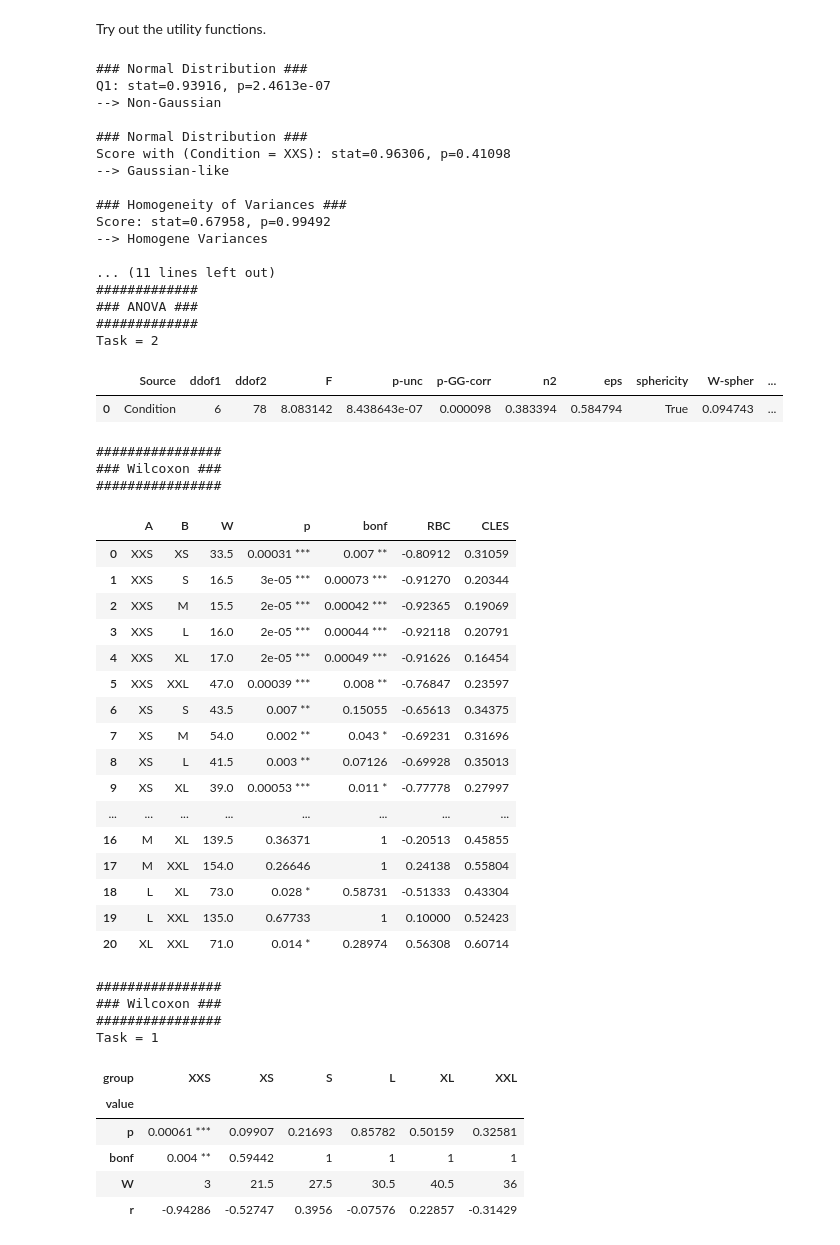
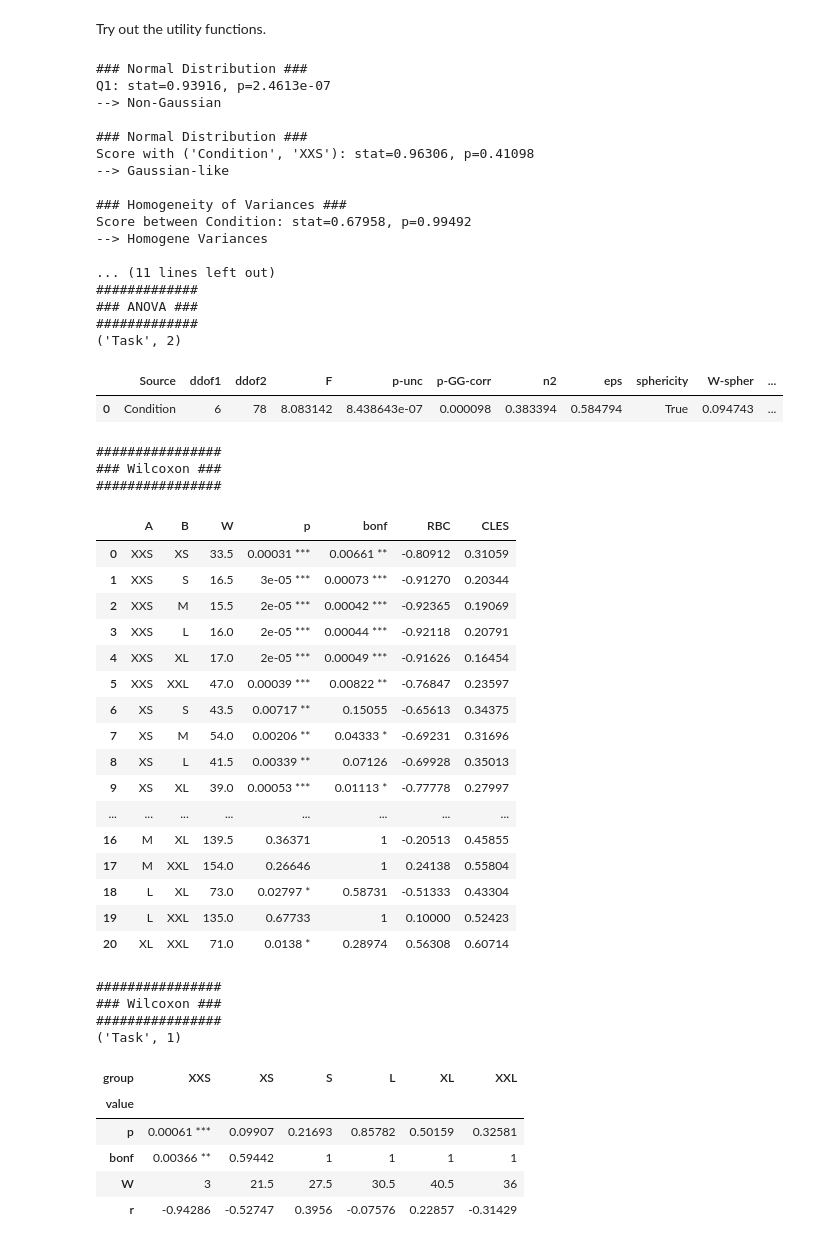
Before and after one commit to MarcRuble/experiment-evaluation, a Jupyter notebook: Evaluation.ipynb, the cells around one changed output. Cells and saved outputs as stored; diff of their text form; code cells hidden in the pictures.

```diff
--- a/Evaluation.ipynb
+++ b/Evaluation.ipynb
@@ -33,6 +33,9 @@ evl = DatasetEvaluation(df)
 
 # add a score column
 evl.add_mean(['Q1', 'Q2', 'Q3', 'Q4'], 'Score')
+
+# print table ordered by score
+#evl.display_sorted('Score', ascending=False)
 
 # check for a normal distribution
 evl.check_normal_distribution('Q1')
@@ -45,67 +48,67 @@ evl.check_homogene_variances('Score', 'Condition')
 evl.check_sphericity('Score', 'Condition', 'Participant')
 
 # perform friedman test
-evl.friedman_test('Score', 'Condition', ('Task', 1))
+evl.friedman_test('Score', 'Condition', condition=('Task', 1))
 
 # perform anova test
 evl.anova_test('Score', 'Condition', 'Participant', condition=('Task', 2))
 
 # perform wilcoxon post-hoc
 evl.save_order('Condition', ['XXS', 'XS', 'S', 'M', 'L', 'XL', 'XXL'])
 evl.wilcoxon_test('Score', 'Condition')
 evl.wilcoxon_test('Score', 'Condition', condition=('Task', 1), baseline='M')
 
 # perform paired t-test as post-hoc
 evl.paired_t_test('Score', 'Condition', 'Participant')
 evl.paired_t_test('Score', 'Condition', 'Participant', condition=('Task', 1), baseline='M')
 # %% [output]
 ### Normal Distribution ###
 Q1: stat=0.93916, p=2.4613e-07
 --> Non-Gaussian
 
 ### Normal Distribution ###
-Score with (Condition = XXS): stat=0.96306, p=0.41098
+Score with ('Condition', 'XXS'): stat=0.96306, p=0.41098
 --> Gaussian-like
 
 ### Homogeneity of Variances ###
-Score: stat=0.67958, p=0.99492
+Score between Condition: stat=0.67958, p=0.99492
 --> Homogene Variances
 
 ... (11 lines left out)
 #############
 ### ANOVA ###
 #############
-Task = 2
+('Task', 2)
 |  | Source | ddof1 | ddof2 | F | p-unc | p-GG-corr | n2 | eps | sphericity | W-spher | ... |
 | 0 | Condition | 6 | 78 | 8.083142 | 8.438643e-07 | 0.000098 | 0.383394 | 0.584794 | True | 0.094743 | ... |
 ################
 ### Wilcoxon ###
 ################
 |  | A | B | W | p | bonf | RBC | CLES |
-| 0 | XXS | XS | 33.5 | 0.00031 *** | 0.007 ** | -0.80912 | 0.31059 |
+| 0 | XXS | XS | 33.5 | 0.00031 *** | 0.00661 ** | -0.80912 | 0.31059 |
 | 1 | XXS | S | 16.5 | 3e-05 *** | 0.00073 *** | -0.91270 | 0.20344 |
 | 2 | XXS | M | 15.5 | 2e-05 *** | 0.00042 *** | -0.92365 | 0.19069 |
 | 3 | XXS | L | 16.0 | 2e-05 *** | 0.00044 *** | -0.92118 | 0.20791 |
 | 4 | XXS | XL | 17.0 | 2e-05 *** | 0.00049 *** | -0.91626 | 0.16454 |
-| 5 | XXS | XXL | 47.0 | 0.00039 *** | 0.008 ** | -0.76847 | 0.23597 |
-| 6 | XS | S | 43.5 | 0.007 ** | 0.15055 | -0.65613 | 0.34375 |
-| 7 | XS | M | 54.0 | 0.002 ** | 0.043 * | -0.69231 | 0.31696 |
-| 8 | XS | L | 41.5 | 0.003 ** | 0.07126 | -0.69928 | 0.35013 |
-| 9 | XS | XL | 39.0 | 0.00053 *** | 0.011 * | -0.77778 | 0.27997 |
+| 5 | XXS | XXL | 47.0 | 0.00039 *** | 0.00822 ** | -0.76847 | 0.23597 |
+| 6 | XS | S | 43.5 | 0.00717 ** | 0.15055 | -0.65613 | 0.34375 |
+| 7 | XS | M | 54.0 | 0.00206 ** | 0.04333 * | -0.69231 | 0.31696 |
+| 8 | XS | L | 41.5 | 0.00339 ** | 0.07126 | -0.69928 | 0.35013 |
+| 9 | XS | XL | 39.0 | 0.00053 *** | 0.01113 * | -0.77778 | 0.27997 |
 | ... | ... | ... | ... | ... | ... | ... | ... |
 | 16 | M | XL | 139.5 | 0.36371 | 1 | -0.20513 | 0.45855 |
 | 17 | M | XXL | 154.0 | 0.26646 | 1 | 0.24138 | 0.55804 |
-| 18 | L | XL | 73.0 | 0.028 * | 0.58731 | -0.51333 | 0.43304 |
+| 18 | L | XL | 73.0 | 0.02797 * | 0.58731 | -0.51333 | 0.43304 |
 | 19 | L | XXL | 135.0 | 0.67733 | 1 | 0.10000 | 0.52423 |
-| 20 | XL | XXL | 71.0 | 0.014 * | 0.28974 | 0.56308 | 0.60714 |
+| 20 | XL | XXL | 71.0 | 0.0138 * | 0.28974 | 0.56308 | 0.60714 |
 ################
 ### Wilcoxon ###
 ################
-Task = 1
+('Task', 1)
 | group | XXS | XS | S | L | XL | XXL |
 | value |  |  |  |  |  |  |
 | p | 0.00061 *** | 0.09907 | 0.21693 | 0.85782 | 0.50159 | 0.32581 |
-| bonf | 0.004 ** | 0.59442 | 1 | 1 | 1 | 1 |
+| bonf | 0.00366 ** | 0.59442 | 1 | 1 | 1 | 1 |
 | W | 3 | 21.5 | 27.5 | 30.5 | 40.5 | 36 |
 | r | -0.94286 | -0.52747 | 0.3956 | -0.07576 | 0.22857 | -0.31429 |
 ######################
```
Also changed, not shown: parts of 1 cell of this notebook, 4 other files.
